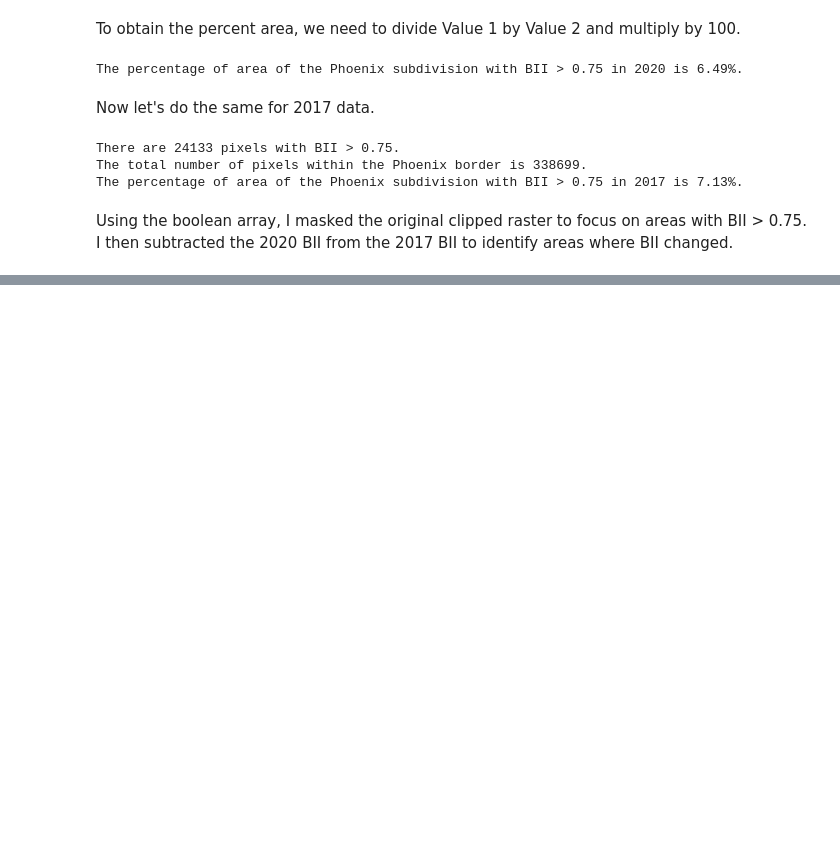
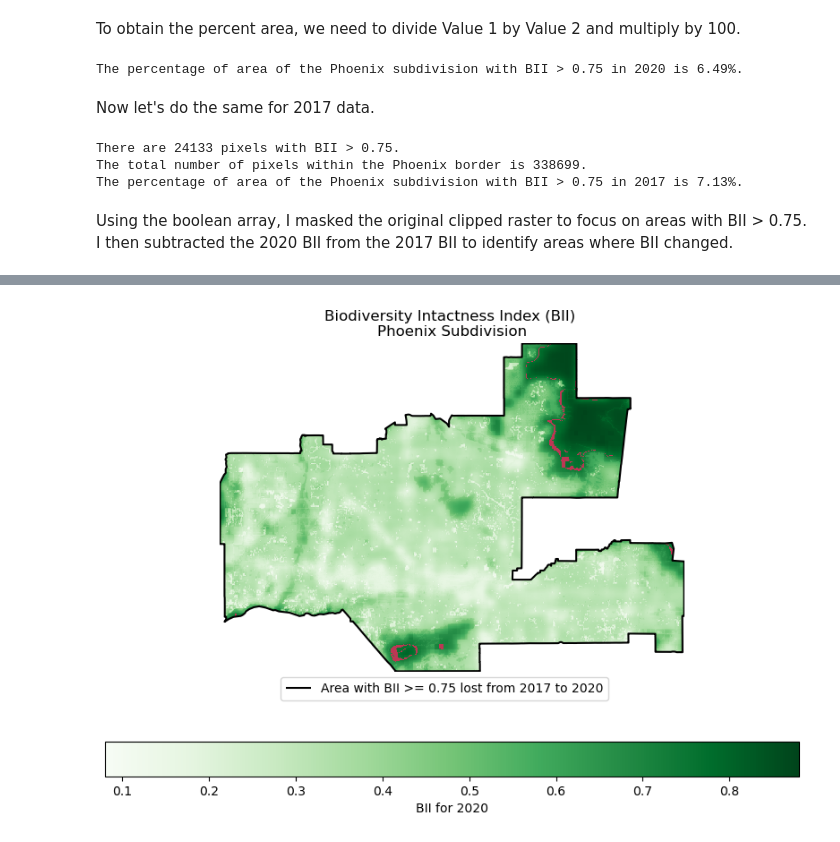
Before and after one commit to ceh58/biodiversity-phoenix, a Jupyter notebook: biodiversity-phonix.ipynb, the cells around one changed output, grey strips where cells are left out. Drawn from its saved outputs; the diff is of its cells as text; code cells hidden in the pictures; blank space fills up the shorter version.

```diff
--- a/biodiversity-phonix.ipynb
+++ b/biodiversity-phonix.ipynb
@@ -375,24 +382,32 @@ change.plot()
 # %%
 aspect = bii_2020_clip.rio.width/bii_2020_clip.rio.height
 
 fig, ax = plt.subplots(figsize = (10, 4*aspect))
 
 # Plot the 2017 raster
 bii_2020_clip.plot(ax=ax,
                 cmap = "Greens",
                 cbar_kwargs={
         "orientation": "horizontal",
         "label": "BII for 2020"})
 
 # Plot the difference raster
-#change.plot(ax = ax,
-           # cbar_kwargs={"orientation": "horizontal"})
+change.plot(ax = ax,
+            cmap = "inferno",
+           add_colorbar = False)
+           #cbar_kwargs={'location': 'none'})
 
 # Plot the phoenix border
 phoenix_match.boundary.plot(ax = ax,
                          color = "black")
 
+ax.legend(labels = ["Area with BII >= 0.75 lost from 2017 to 2020"],
+         loc='best',
+          bbox_to_anchor=(0, 0, 0.85, 0))
+
 ax.set_title("Biodiversity Intactness Index (BII) \nPhoenix Subdivision")
 ax.axis("off")
 
 plt.show()
+# %% [output]
+[figure, added]
```
Also changed, not shown: parts of 2 cells of this notebook.
